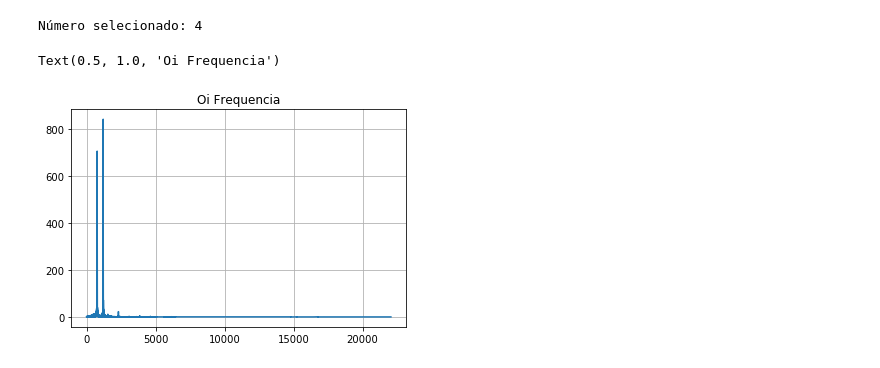
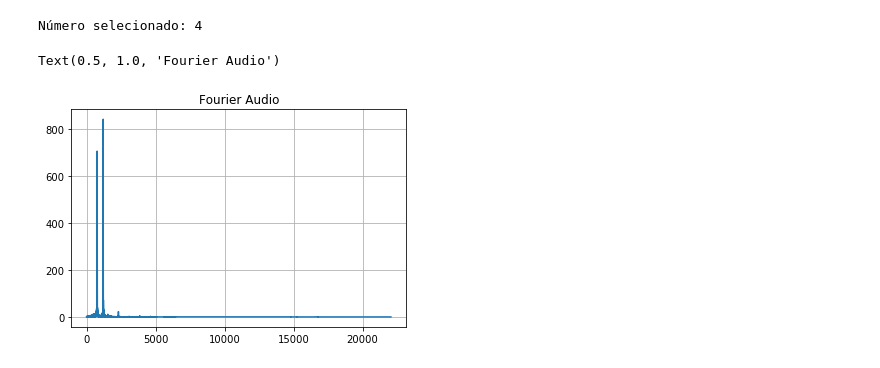
Before and after one commit to Bilbia/DTMF, a Jupyter notebook: receptor.ipynb, the cells around one changed output. Cells and saved outputs as stored; diff of their text form; code cells hidden in the pictures.

Commit message:
mudei title do gráfico

```diff
--- a/receptor.ipynb
+++ b/receptor.ipynb
@@ -56,8 +56,8 @@ Número selecionado: 4
 # %%
 plt.figure("Fourier Audio")
 plt.plot(X, np.abs(Y))
 plt.grid()
-plt.title('Oi Frequencia')
+plt.title('Fourier Audio')
 # %% [output]
-Text(0.5, 1.0, 'Oi Frequencia')
+Text(0.5, 1.0, 'Fourier Audio')
-[figure, old version]
+[figure, new version]
```
